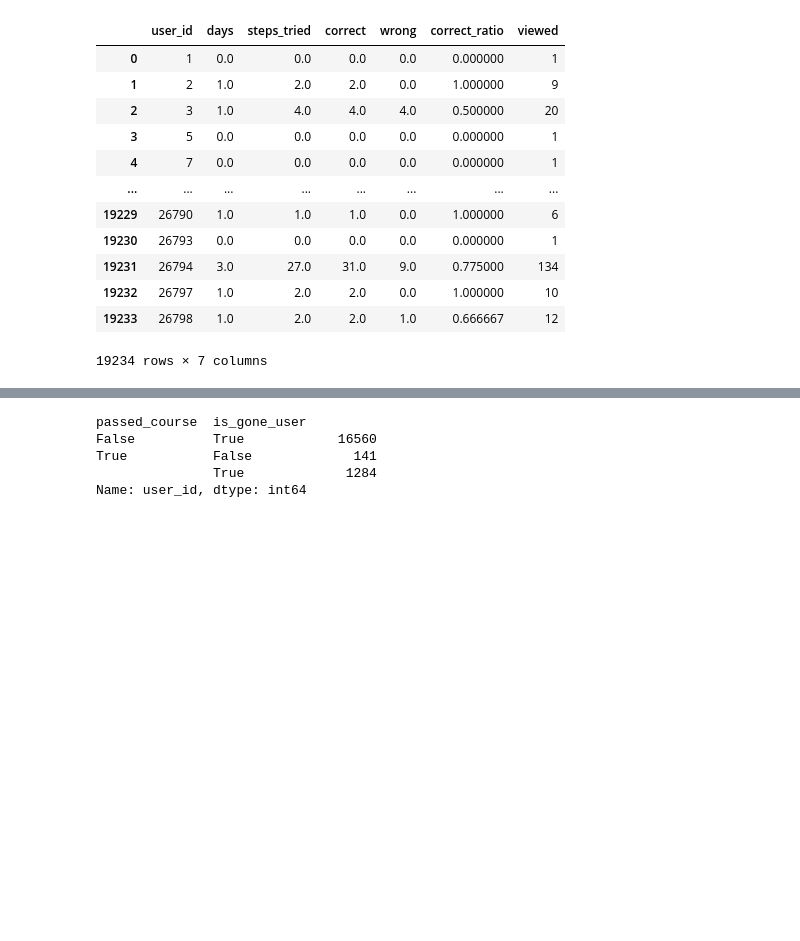
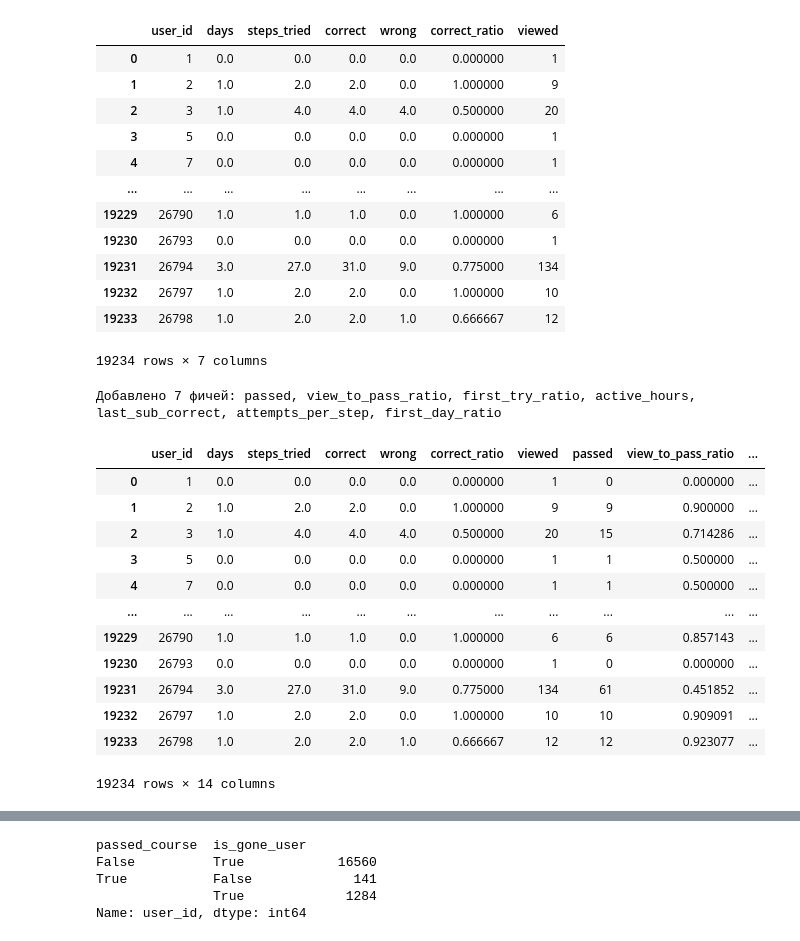
Before and after one commit to SergeySemenov314/stepik_retention_models, a Jupyter notebook: Untitled.ipynb, the cells around one changed output, grey strips where cells are left out. Saved outputs shown, nothing was run; the diff lists cells and outputs as text; code cells hidden in the pictures; blank space fills up the shorter version.

```diff
--- a/Untitled.ipynb
+++ b/Untitled.ipynb
@@ -705,6 +705,79 @@ X
 | 19232 | 26797 | 1.0 | 2.0 | 2.0 | 0.0 | 1.000000 | 10 |
 | 19233 | 26798 | 1.0 | 2.0 | 2.0 | 1.0 | 0.666667 | 12 |
 19234 rows × 7 columns
+# %%
+# === 5 КЛЮЧЕВЫХ ФИЧЕЙ ===
+
+# 1. passed - количество успешно пройденных шагов
+events_pivot = events_data_train.pivot_table(
+    index="user_id", columns="action", values="step_id",
+    aggfunc="count", fill_value=0
+).reset_index()
+X = X.merge(events_pivot[['user_id', 'passed']], on='user_id', how='left')
+X['passed'] = X['passed'].fillna(0)
+
+# 2. view_to_pass_ratio - конверсия просмотров в прохождения
+X['view_to_pass_ratio'] = X['passed'] / (X['viewed'] + 1)
+
+# 3. first_try_ratio - доля шагов, решённых с первой попытки
+first_attempts = submissions_data_train.sort_values('timestamp').drop_duplicates(
+    subset=['user_id', 'step_id'], keep='first')
+first_try_correct = first_attempts[first_attempts['submission_status'] == 'correct'].groupby(
+    'user_id').size().reset_index(name='first_try_correct')
+X = X.merge(first_try_correct, on='user_id', how='left')
+X['first_try_correct'] = X['first_try_correct'].fillna(0)
+X['first_try_ratio'] = X['first_try_correct'] / (X['steps_tried'] + 1)
+
+# 4. active_hours - общее время активности
+time_features = events_data_train.groupby('user_id')['timestamp'].agg(['min', 'max']).reset_index()
+time_features['active_hours'] = (time_features['max'] - time_features['min']) / 3600
+X = X.merge(time_features[['user_id', 'active_hours']], on='user_id', how='left')
+X['active_hours'] = X['active_hours'].fillna(0)
+
+# 5. last_sub_correct - был ли последний ответ правильным
+last_sub_idx = submissions_data_train.groupby('user_id')['timestamp'].idxmax()
+last_sub = submissions_data_train.loc[last_sub_idx][['user_id', 'submission_status']]
+last_sub['last_sub_correct'] = (last_sub['submission_status'] == 'correct').astype(int)
+X = X.merge(last_sub[['user_id', 'last_sub_correct']], on='user_id', how='left')
+X['last_sub_correct'] = X['last_sub_correct'].fillna(0)
+
+# 6. attempts_per_step - среднее количество попыток на шаг
+X['attempts_per_step'] = (X['correct'] + X['wrong']) / (X['steps_tried'] + 1)
+
+# 7. first_day_ratio - доля активности в первый день (высокая = риск оттока)
+events_with_min = events_data_train.merge(
+    time_features[['user_id', 'min']].rename(columns={'min': 'first_ts'}), on='user_id')
+first_day_events = events_with_min[
+    events_with_min['timestamp'] < events_with_min['first_ts'] + 86400
+].groupby('user_id').size().reset_index(name='first_day_events')
+total_events = events_data_train.groupby('user_id').size().reset_index(name='total_events')
+X = X.merge(first_day_events, on='user_id', how='left')
+X = X.merge(total_events, on='user_id', how='left')
+X['first_day_events'] = X['first_day_events'].fillna(0)
+X['total_events'] = X['total_events'].fillna(1)
+X['first_day_ratio'] = X['first_day_events'] / X['total_events']
+X = X.drop(['first_day_events', 'total_events'], axis=1)
+
+# Удаляем вспомогательную колонку
+X = X.drop('first_try_correct', axis=1)
+
+print("Добавлено 7 фичей: passed, view_to_pass_ratio, first_try_ratio, active_hours, last_sub_correct, attempts_per_step, first_day_ratio")
+X
+# %% [output]
+Добавлено 7 фичей: passed, view_to_pass_ratio, first_try_ratio, active_hours, last_sub_correct, attempts_per_step, first_day_ratio
+|  | user_id | days | steps_tried | correct | wrong | correct_ratio | viewed | passed | view_to_pass_ratio | ... |
+| 0 | 1 | 0.0 | 0.0 | 0.0 | 0.0 | 0.000000 | 1 | 0 | 0.000000 | ... |
+| 1 | 2 | 1.0 | 2.0 | 2.0 | 0.0 | 1.000000 | 9 | 9 | 0.900000 | ... |
+| 2 | 3 | 1.0 | 4.0 | 4.0 | 4.0 | 0.500000 | 20 | 15 | 0.714286 | ... |
+| 3 | 5 | 0.0 | 0.0 | 0.0 | 0.0 | 0.000000 | 1 | 1 | 0.500000 | ... |
+| 4 | 7 | 0.0 | 0.0 | 0.0 | 0.0 | 0.000000 | 1 | 1 | 0.500000 | ... |
+| ... | ... | ... | ... | ... | ... | ... | ... | ... | ... | ... |
+| 19229 | 26790 | 1.0 | 1.0 | 1.0 | 0.0 | 1.000000 | 6 | 6 | 0.857143 | ... |
+| 19230 | 26793 | 0.0 | 0.0 | 0.0 | 0.0 | 0.000000 | 1 | 0 | 0.000000 | ... |
+| 19231 | 26794 | 3.0 | 27.0 | 31.0 | 9.0 | 0.775000 | 134 | 61 | 0.451852 | ... |
+| 19232 | 26797 | 1.0 | 2.0 | 2.0 | 0.0 | 1.000000 | 10 | 10 | 0.909091 | ... |
+| 19233 | 26798 | 1.0 | 2.0 | 2.0 | 1.0 | 0.666667 | 12 | 12 | 0.923077 | ... |
+19234 rows × 14 columns
 # %%
 X = X.merge(users_data[['user_id','passed_course', 'is_gone_user']], how='outer')
 # %%
```
Also changed, not shown: parts of 3 cells of this notebook.
